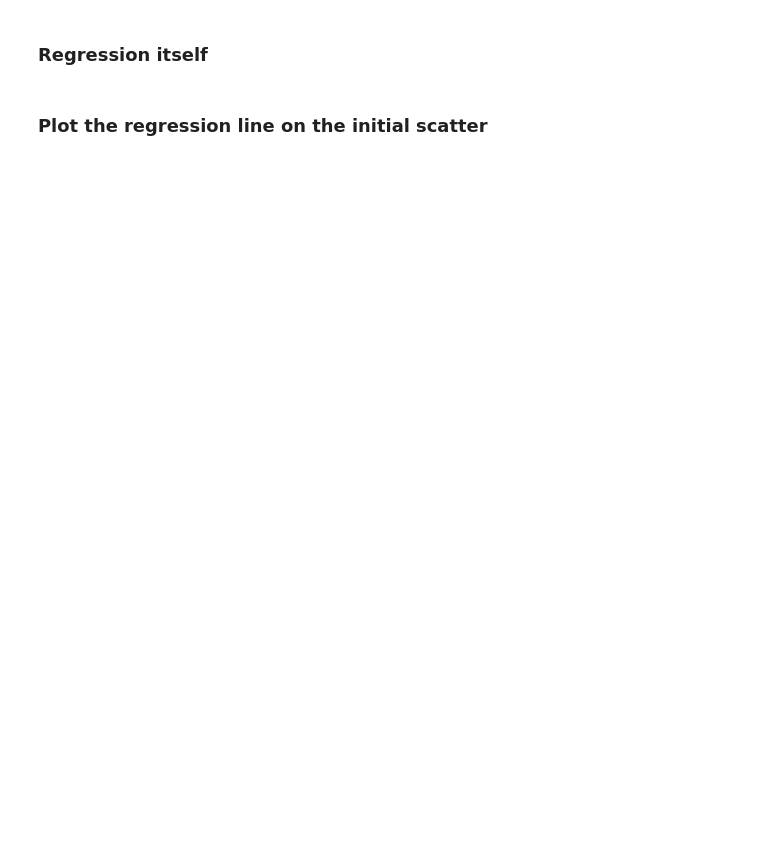
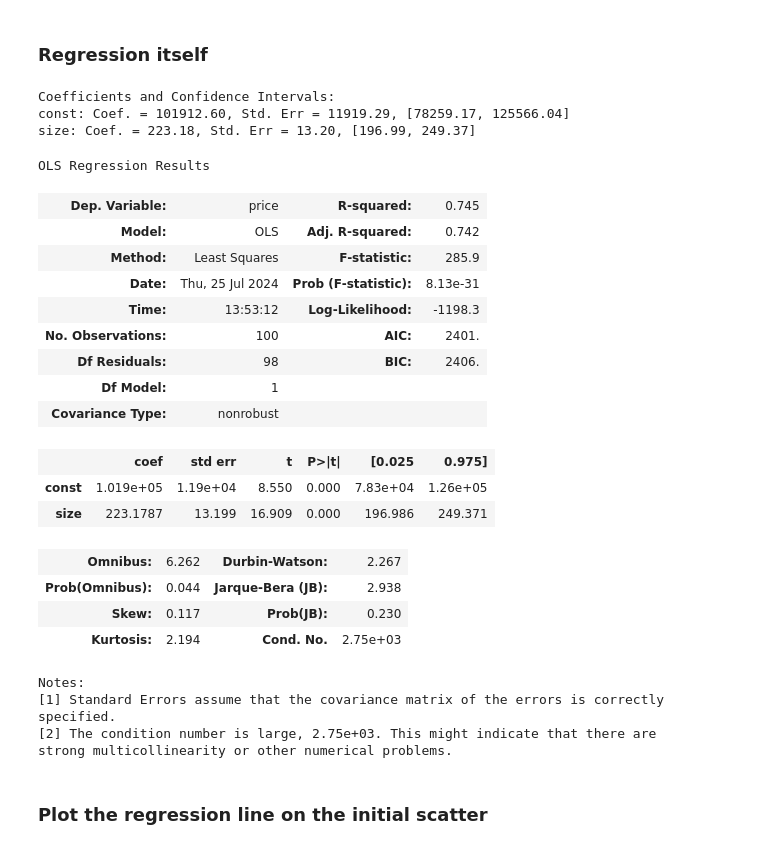
Before and after one commit to Briankipkemboi78/Data-Science, a Jupyter notebook: Simple+Linear+Regression+Exercise.ipynb, the cells around one changed output. Cells and saved outputs as stored; diff of their text form; code cells hidden in the pictures; blank space fills up the shorter version.

```diff
--- a/Simple+Linear+Regression+Exercise.ipynb
+++ b/Simple+Linear+Regression+Exercise.ipynb
@@ -25,4 +74,44 @@ Good luck!
 # %% [markdown]
 ### Regression itself
+# %%
+x1 = sm.add_constant(x)
+results = sm.OLS(y, x1).fit()
+ #Get the coefficients and their standard errors
+params = results.params
+conf = results.conf_int()
+conf['Coef.'] = params
+conf.columns = ['Lower Bound', 'Upper Bound', 'Coef.']
+
+# Format the coefficients and their confidence intervals for better readability
+print("Coefficients and Confidence Intervals:")
+for index, row in conf.iterrows():
+    print(f"{index}: Coef. = {row['Coef.']:.2f}, Std. Err = {results.bse[index]:.2f}, "
+          f"[{row['Lower Bound']:.2f}, {row['Upper Bound']:.2f}]")
+results.summary()
+# %% [output]
+Coefficients and Confidence Intervals:
+const: Coef. = 101912.60, Std. Err = 11919.29, [78259.17, 125566.04]
+size: Coef. = 223.18, Std. Err = 13.20, [196.99, 249.37]
+OLS Regression Results
+| Dep. Variable: | price | R-squared: | 0.745 |
+| Model: | OLS | Adj. R-squared: | 0.742 |
+| Method: | Least Squares | F-statistic: | 285.9 |
+| Date: | Thu, 25 Jul 2024 | Prob (F-statistic): | 8.13e-31 |
+| Time: | 13:53:12 | Log-Likelihood: | -1198.3 |
+| No. Observations: | 100 | AIC: | 2401. |
+| Df Residuals: | 98 | BIC: | 2406. |
+| Df Model: | 1 |  |  |
+| Covariance Type: | nonrobust |  |  |
+|  | coef | std err | t | P>|t| | [0.025 | 0.975] |
+| const | 1.019e+05 | 1.19e+04 | 8.550 | 0.000 | 7.83e+04 | 1.26e+05 |
+| size | 223.1787 | 13.199 | 16.909 | 0.000 | 196.986 | 249.371 |
+| Omnibus: | 6.262 | Durbin-Watson: | 2.267 |
+| Prob(Omnibus): | 0.044 | Jarque-Bera (JB): | 2.938 |
+| Skew: | 0.117 | Prob(JB): | 0.230 |
+| Kurtosis: | 2.194 | Cond. No. | 2.75e+03 |
+Notes:
+[1] Standard Errors assume that the covariance matrix of the errors is correctly specified.
+[2] The condition number is large, 2.75e+03. This might indicate that there are
+strong multicollinearity or other numerical problems.
 # %% [markdown]
 ### Plot the regression line on the initial scatter
```
Also changed, not shown: parts of 7 cells of this notebook.
